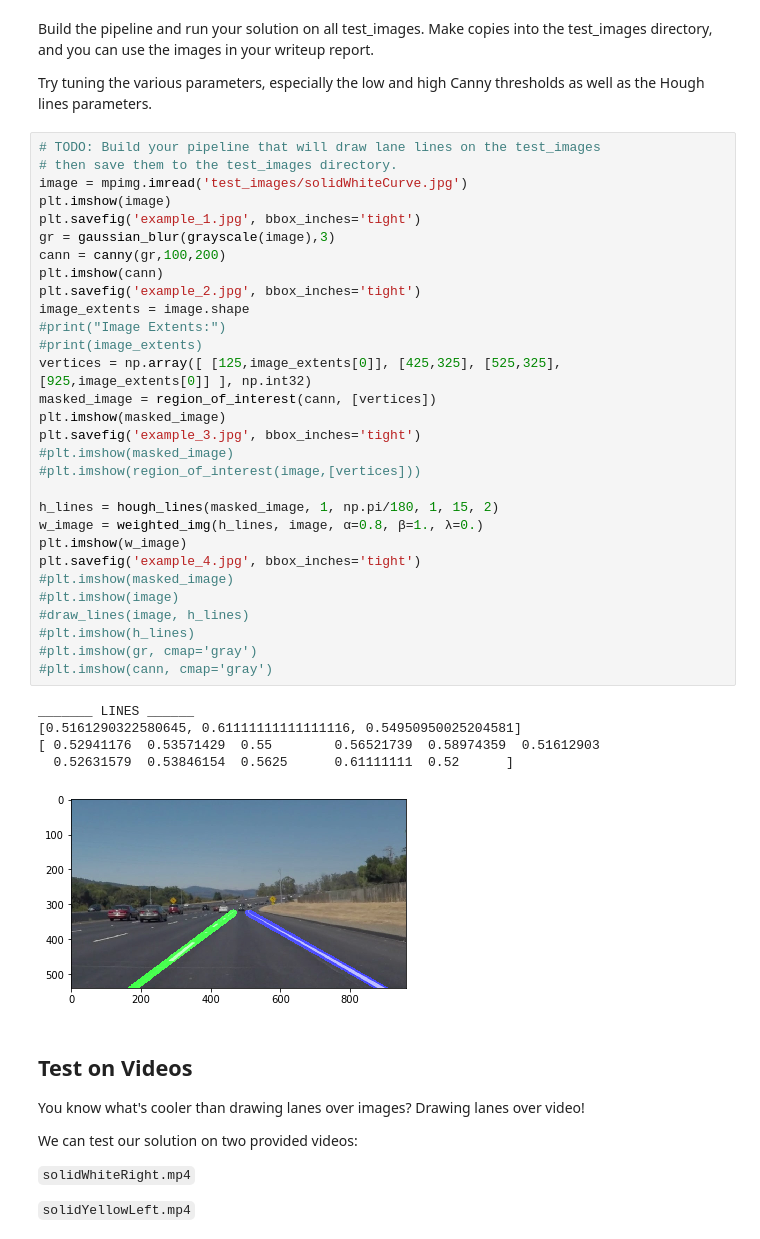
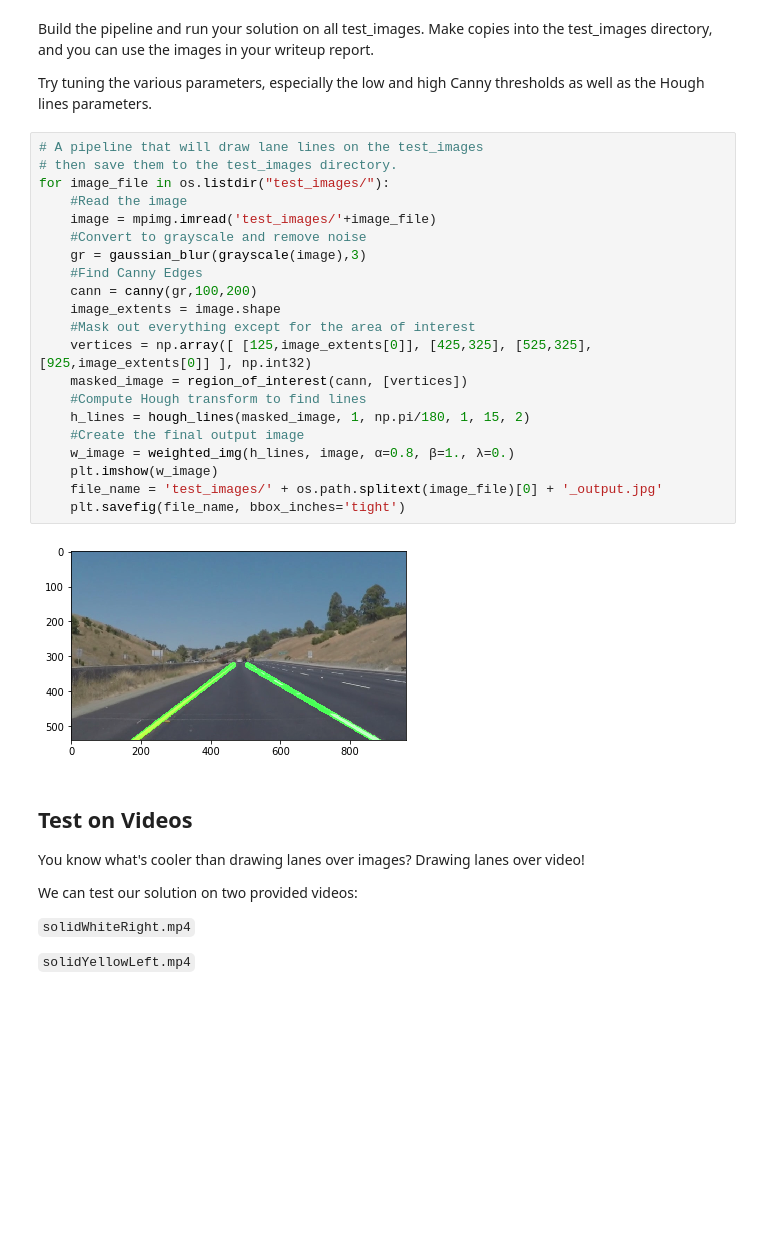
Before and after one commit to zaydaka/Lane_Line_Detection, a Jupyter notebook: P1.ipynb, the cells around one changed output. Cells and saved outputs as stored; diff of their text form; blank space fills up the shorter version.

```diff
--- a/P1.ipynb
+++ b/P1.ipynb
@@ -250,41 +239,28 @@ Build the pipeline and run your solution on all test_images. Make copies into th
 
 Try tuning the various parameters, especially the low and high Canny thresholds as well as the Hough lines parameters.
 # %%
-# TODO: Build your pipeline that will draw lane lines on the test_images
+# A pipeline that will draw lane lines on the test_images
 # then save them to the test_images directory.
-image = mpimg.imread('test_images/solidWhiteCurve.jpg')
-plt.imshow(image)
-plt.savefig('example_1.jpg', bbox_inches='tight')
-gr = gaussian_blur(grayscale(image),3)
-cann = canny(gr,100,200)
-plt.imshow(cann)
-plt.savefig('example_2.jpg', bbox_inches='tight')
-image_extents = image.shape
-#print("Image Extents:")
-#print(image_extents)
-vertices = np.array([ [125,image_extents[0]], [425,325], [525,325],[925,image_extents[0]] ], np.int32)
-masked_image = region_of_interest(cann, [vertices])
-plt.imshow(masked_image)
-plt.savefig('example_3.jpg', bbox_inches='tight')
-#plt.imshow(masked_image)
-#plt.imshow(region_of_interest(image,[vertices]))
-
-h_lines = hough_lines(masked_image, 1, np.pi/180, 1, 15, 2)
-w_image = weighted_img(h_lines, image, α=0.8, β=1., λ=0.)
-plt.imshow(w_image)
-plt.savefig('example_4.jpg', bbox_inches='tight')
-#plt.imshow(masked_image)
-#plt.imshow(image)
-#draw_lines(image, h_lines)
-#plt.imshow(h_lines)
-#plt.imshow(gr, cmap='gray')
-#plt.imshow(cann, cmap='gray')
+for image_file in os.listdir("test_images/"):
+    #Read the image
+    image = mpimg.imread('test_images/'+image_file)
+    #Convert to grayscale and remove noise
+    gr = gaussian_blur(grayscale(image),3)
+    #Find Canny Edges
+    cann = canny(gr,100,200)
+    image_extents = image.shape
+    #Mask out everything except for the area of interest
+    vertices = np.array([ [125,image_extents[0]], [425,325], [525,325],[925,image_extents[0]] ], np.int32)
+    masked_image = region_of_interest(cann, [vertices])
+    #Compute Hough transform to find lines
+    h_lines = hough_lines(masked_image, 1, np.pi/180, 1, 15, 2)
+    #Create the final output image
+    w_image = weighted_img(h_lines, image, α=0.8, β=1., λ=0.)
+    plt.imshow(w_image)
+    file_name = 'test_images/' + os.path.splitext(image_file)[0] + '_output.jpg'
+    plt.savefig(file_name, bbox_inches='tight')
 # %% [output]
-_______ LINES ______
-[0.5161290322580645, 0.61111111111111116, 0.54950950025204581]
-[ 0.52941176  0.53571429  0.55        0.56521739  0.58974359  0.51612903
-  0.52631579  0.53846154  0.5625      0.61111111  0.52      ]
-[figure, old version]
+[figure, new version]
 # %% [markdown]
 ## Test on Videos
 
```
Also changed, not shown: parts of 4 cells of this notebook, 12 other files.
